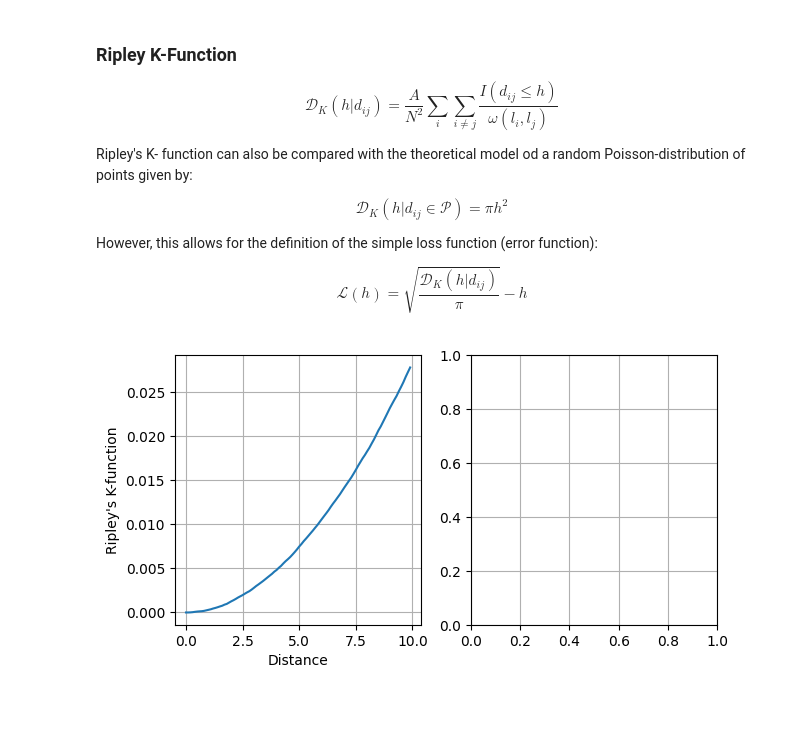
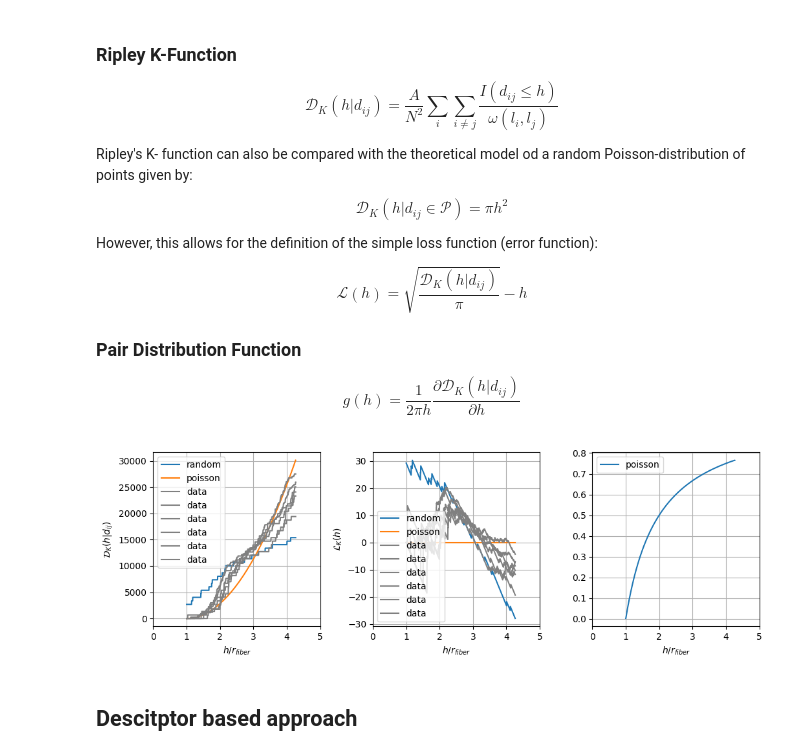
Before and after one commit to choROPeNt/MCRpy, a Jupyter notebook: notebooks/Ripley-K.ipynb, the cells around one changed output. Saved outputs shown, nothing was run; the diff lists cells and outputs as text; code cells hidden in the pictures; blank space fills up the shorter version.

```diff
--- a/notebooks/Ripley-K.ipynb
+++ b/notebooks/Ripley-K.ipynb
@@ -15,4 +134,8 @@ However, this allows for the definition of the simple loss function (error funct
 
 
 $$\mathcal{L}(h) = \sqrt{\frac{\mathcal{D}_K(h | d_{ij})}{\pi}} - h  $$
+
+### Pair Distribution Function
+
+$$ g(h) = \frac{1}{2\pi h} \frac{\partial\mathcal{D}_K(h | d_{ij})}{\partial h}$$
 # %%
@@ -53,17 +196,35 @@ k_values = ripley_k(data_points, h)
-# %%
-
-fig, axs = plt.subplots(1,2,figsize = (2*3.5,3.5))
-
-axs = np.array(axs).flatten()
-# Plot Ripley's K-function
-axs[0].plot(h, k_values, label="Ripley's K-function")
-# plt.plot(h,np.pi*h**2)
-
-
-
-axs[0].set_xlabel('Distance')
-axs[0].set_ylabel('Ripley\'s K-function')
-
-for ax in axs: ax.grid()
-# %% [output]
-[figure, removed]
+# %%
+def loss_k(h,k_values):
+    return np.sqrt(k_values/np.pi)-(h-r_fibre)
+# %%
+n = 3
+fig, axs = plt.subplots(1,n,figsize = (n*3.5,3.5))
+
+
+
+
+## Compute Ripley's K-function
+k_values_random = ripley_k(data_points, h,A)
+axs[0].plot(h/r_fibre, k_values_random, label="random")
+axs[1].plot(h/r_fibre,loss_k(h,k_values_random),label="random")
+# axs[2].plot(h/r_fibre,pairwise_distribution(h,k_values_random), label="random")
+##  Ripley's K-function Poisson
+axs[0].plot(h/r_fibre,np.pi*(h-r_fibre)**2, label="poisson")
+axs[1].plot(h/r_fibre,loss_k(h,np.pi*(h-r_fibre)**2), label="poisson")
+
+axs[2].plot(h/r_fibre,pairwise_distribution(h,np.pi*(h-r_fibre)**2), label="poisson")
+
+
+for name, item in data_mask.items():
+    k_values = ripley_k(item["centroids"], h,A)
+
+    axs[0].plot(h/r_fibre, k_values, label="data",color="grey")
+    axs[1].plot(h/r_fibre,loss_k(h,k_values),color="grey",label="data")
+    # axs[2].plot(h/r_fibre,pairwise_distribution(h,k_values),color="grey",label="data")
+for ax in axs: ax.grid(),ax.legend(),ax.set_xlim(0,5),ax.set_xlabel(r"$h/r_{fiber}$")
+
+axs[0].set_ylabel(r"$\mathcal{D}_K(h | d_{ij})$")
+axs[1].set_ylabel(r"$\mathcal{L}_K(h)$")
+fig.tight_layout()
+# %% [output]
+[figure, added]
@@ -69,0 +235,2 @@ for ax in axs: ax.grid()
+# %% [markdown]
+## Descitptor based approach
```
Also changed, not shown: parts of 16 cells of this notebook, 1 other file.
